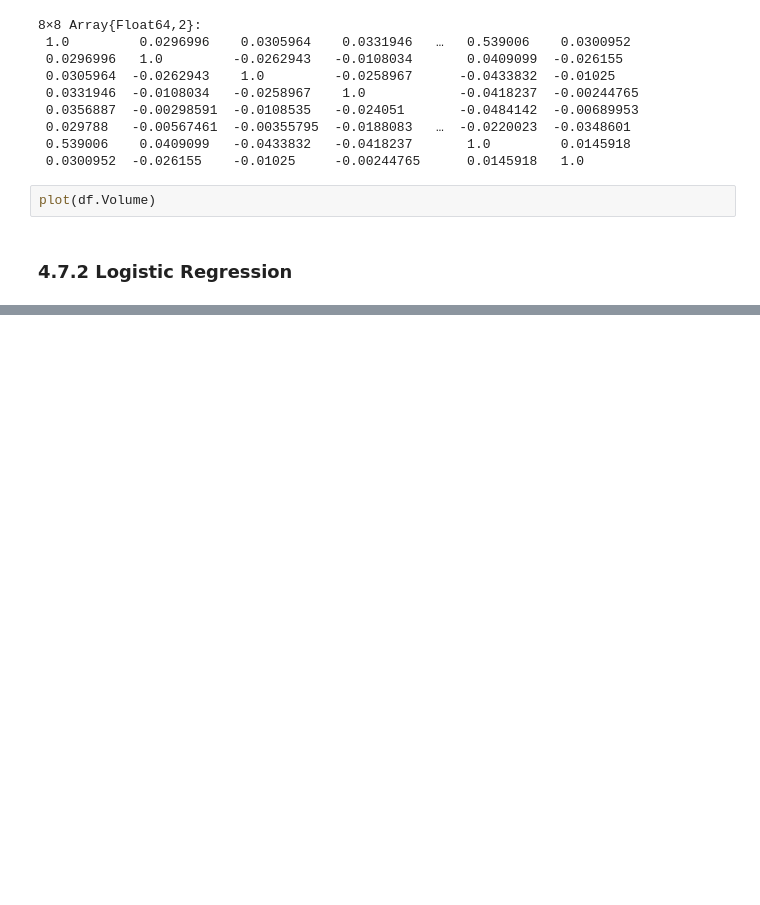
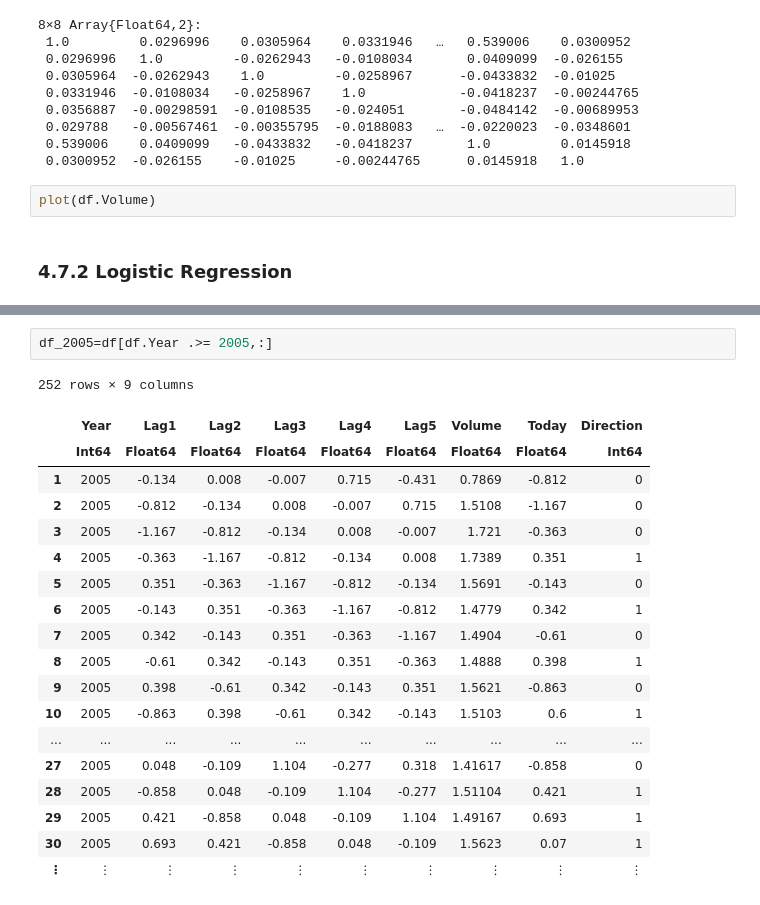
Before and after one commit to kanishka-006/ISLR-Julia, a Jupyter notebook: Notebooks/Chapter 4.ipynb, the cells around one changed output, grey strips where cells are left out. Saved outputs shown, nothing was run; the diff lists cells and outputs as text; blank space fills up the shorter version.

```diff
--- a/Notebooks/Chapter 4.ipynb
+++ b/Notebooks/Chapter 4.ipynb
@@ -84,0 +196,22 @@ plot(df.Volume)
+# %%
+df_2005=df[df.Year .>= 2005,:]
+# %% [output]
+252 rows × 9 columns
+|  | Year | Lag1 | Lag2 | Lag3 | Lag4 | Lag5 | Volume | Today | Direction |
+|  | Int64 | Float64 | Float64 | Float64 | Float64 | Float64 | Float64 | Float64 | Int64 |
+| 1 | 2005 | -0.134 | 0.008 | -0.007 | 0.715 | -0.431 | 0.7869 | -0.812 | 0 |
+| 2 | 2005 | -0.812 | -0.134 | 0.008 | -0.007 | 0.715 | 1.5108 | -1.167 | 0 |
+| 3 | 2005 | -1.167 | -0.812 | -0.134 | 0.008 | -0.007 | 1.721 | -0.363 | 0 |
+| 4 | 2005 | -0.363 | -1.167 | -0.812 | -0.134 | 0.008 | 1.7389 | 0.351 | 1 |
+| 5 | 2005 | 0.351 | -0.363 | -1.167 | -0.812 | -0.134 | 1.5691 | -0.143 | 0 |
+| 6 | 2005 | -0.143 | 0.351 | -0.363 | -1.167 | -0.812 | 1.4779 | 0.342 | 1 |
+| 7 | 2005 | 0.342 | -0.143 | 0.351 | -0.363 | -1.167 | 1.4904 | -0.61 | 0 |
+| 8 | 2005 | -0.61 | 0.342 | -0.143 | 0.351 | -0.363 | 1.4888 | 0.398 | 1 |
+| 9 | 2005 | 0.398 | -0.61 | 0.342 | -0.143 | 0.351 | 1.5621 | -0.863 | 0 |
+| 10 | 2005 | -0.863 | 0.398 | -0.61 | 0.342 | -0.143 | 1.5103 | 0.6 | 1 |
+| ... | ... | ... | ... | ... | ... | ... | ... | ... | ... |
+| 27 | 2005 | 0.048 | -0.109 | 1.104 | -0.277 | 0.318 | 1.41617 | -0.858 | 0 |
+| 28 | 2005 | -0.858 | 0.048 | -0.109 | 1.104 | -0.277 | 1.51104 | 0.421 | 1 |
+| 29 | 2005 | 0.421 | -0.858 | 0.048 | -0.109 | 1.104 | 1.49167 | 0.693 | 1 |
+| 30 | 2005 | 0.693 | 0.421 | -0.858 | 0.048 | -0.109 | 1.5623 | 0.07 | 1 |
+| ⋮ | ⋮ | ⋮ | ⋮ | ⋮ | ⋮ | ⋮ | ⋮ | ⋮ | ⋮ |
```
Also changed, not shown: parts of 18 cells of this notebook.
